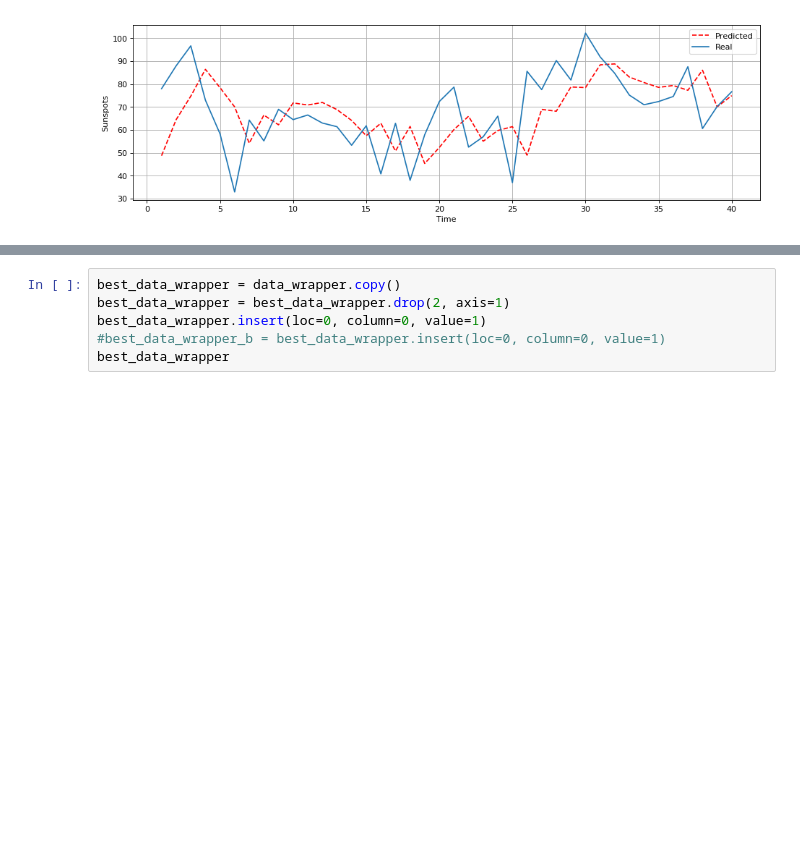
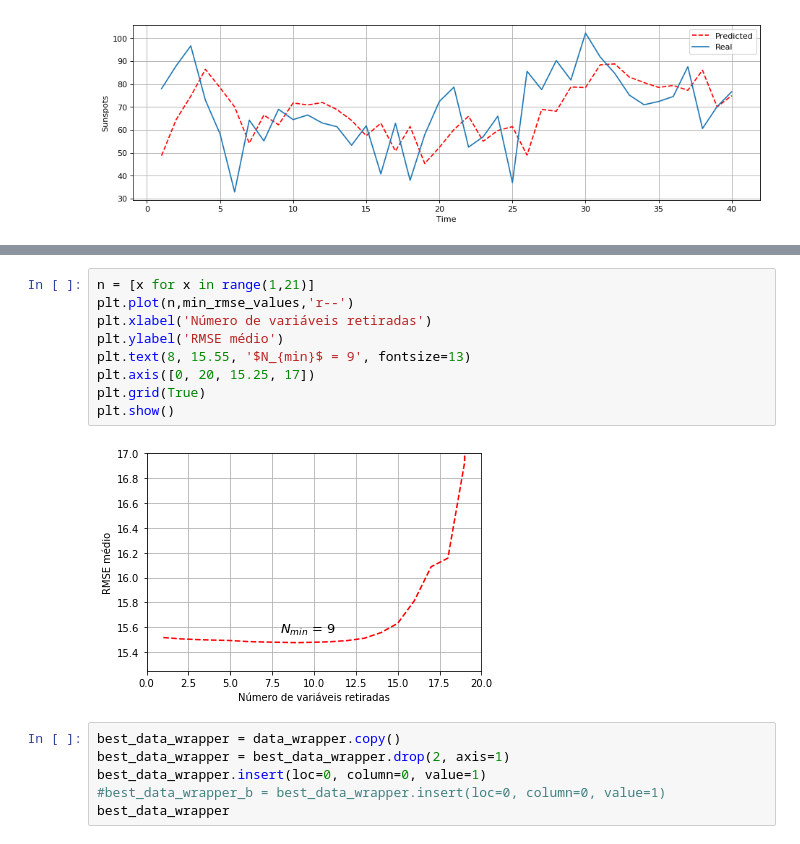
Before and after one commit to SamuelBFG/IA006, a Jupyter notebook: LinearRegression.ipynb, the cells around one changed output, grey strips where cells are left out. Saved outputs shown, nothing was run; the diff lists cells and outputs as text; blank space fills up the shorter version.

```diff
--- a/LinearRegression.ipynb
+++ b/LinearRegression.ipynb
@@ -344,3 +322,14 @@ print('The index of p:', index)
+# %%
+n = [x for x in range(1,21)]
+plt.plot(n,min_rmse_values,'r--')
+plt.xlabel('Número de variáveis retiradas')
+plt.ylabel('RMSE médio')
+plt.text(8, 15.55, '$N_{min}$ = 9', fontsize=13)
+plt.axis([0, 20, 15.25, 17])
+plt.grid(True)
+plt.show()
+# %% [output]
+[figure, added]
 # %%
 best_data_wrapper = data_wrapper.copy()
 best_data_wrapper = best_data_wrapper.drop(2, axis=1)
```
Also changed, not shown: parts of 10 cells of this notebook.
